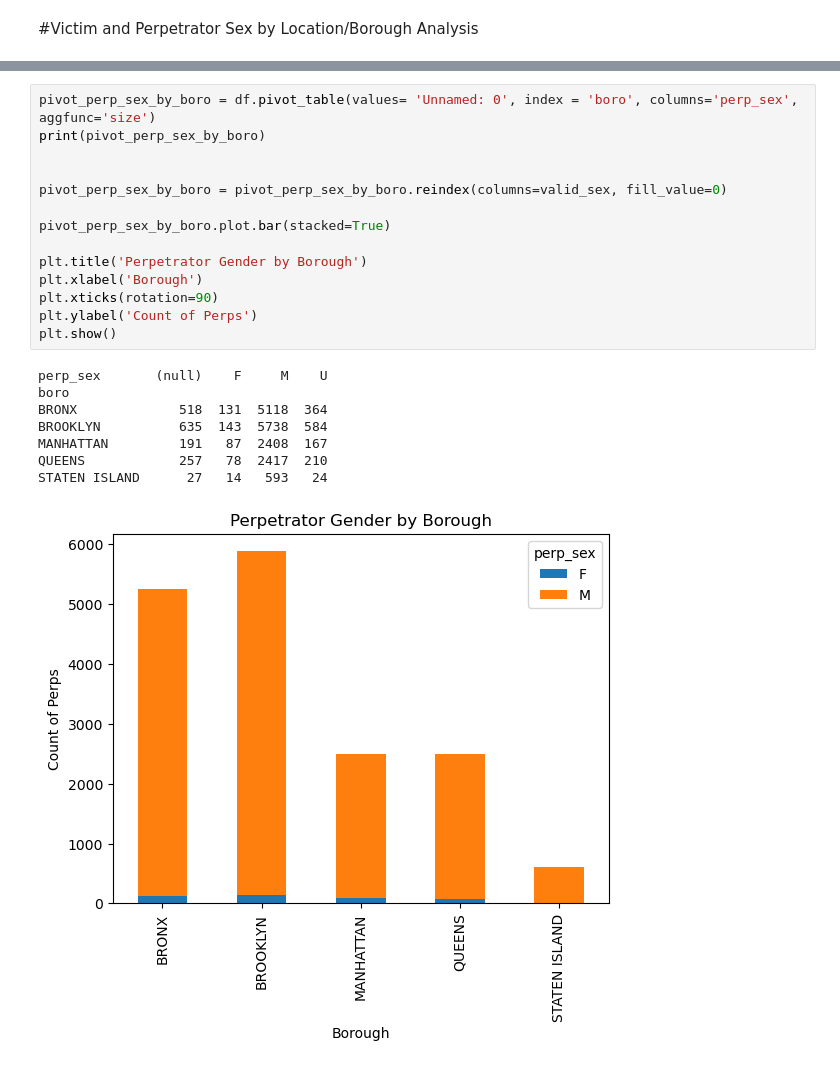
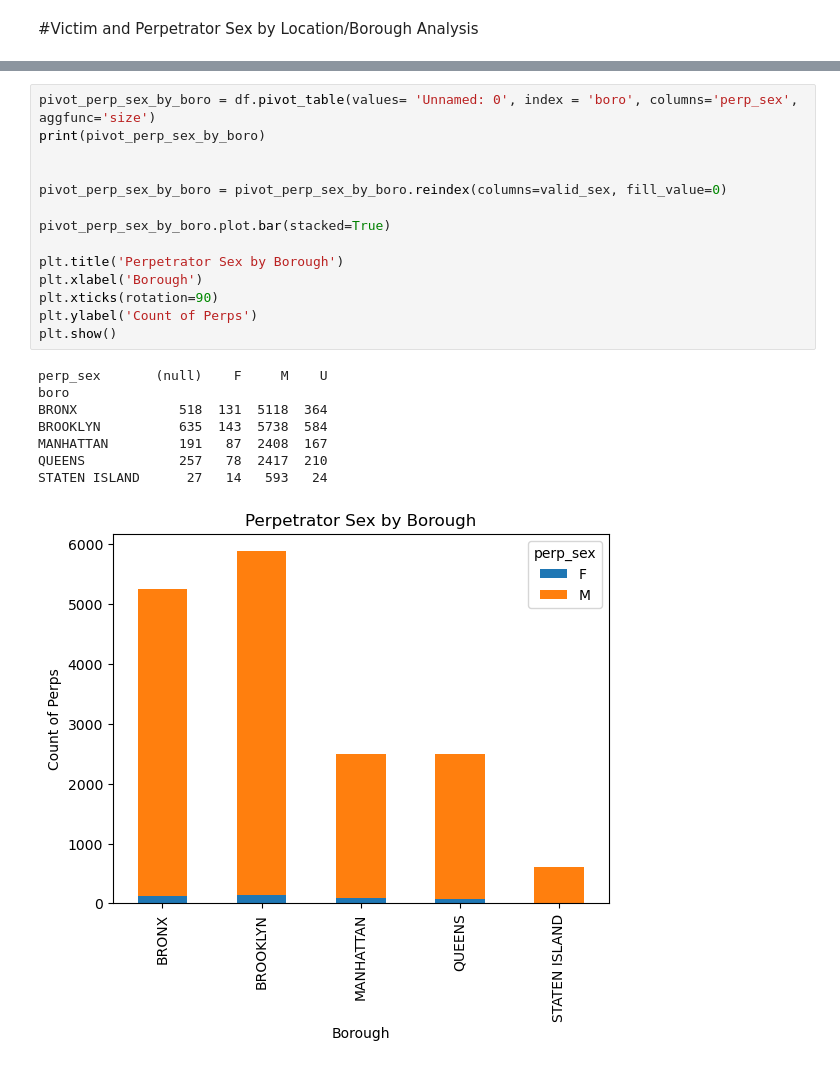
Before and after one commit to jenellecodes/NYC-Causes-of-Death-Analysis, a Jupyter notebook: notebooks/sarah_eda.ipynb, the cells around one changed output, grey strips where cells are left out. Drawn from its saved outputs; the diff is of its cells as text.

```diff
--- a/notebooks/sarah_eda.ipynb
+++ b/notebooks/sarah_eda.ipynb
@@ -248,23 +254,23 @@ STATEN ISLAND    97.0    703.0  NaN
 # %%
 pivot_perp_sex_by_boro = df.pivot_table(values= 'Unnamed: 0', index = 'boro', columns='perp_sex', aggfunc='size')
 print(pivot_perp_sex_by_boro)
 
 
 pivot_perp_sex_by_boro = pivot_perp_sex_by_boro.reindex(columns=valid_sex, fill_value=0)
 
 pivot_perp_sex_by_boro.plot.bar(stacked=True)
 
-plt.title('Perpetrator Gender by Borough')
+plt.title('Perpetrator Sex by Borough')
 plt.xlabel('Borough')
 plt.xticks(rotation=90)
 plt.ylabel('Count of Perps')
 plt.show()
 # %% [output]
 perp_sex       (null)    F     M    U
 boro
 BRONX             518  131  5118  364
 BROOKLYN          635  143  5738  584
 MANHATTAN         191   87  2408  167
 QUEENS            257   78  2417  210
 STATEN ISLAND      27   14   593   24
-[figure, old version]
+[figure, new version]
```
Also changed, not shown: parts of 7 cells of this notebook.
